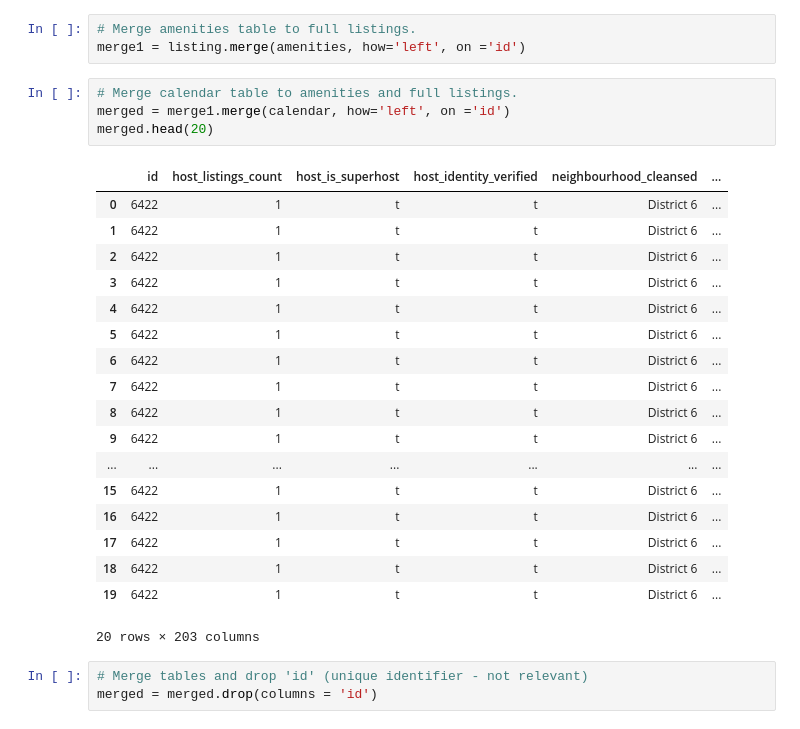
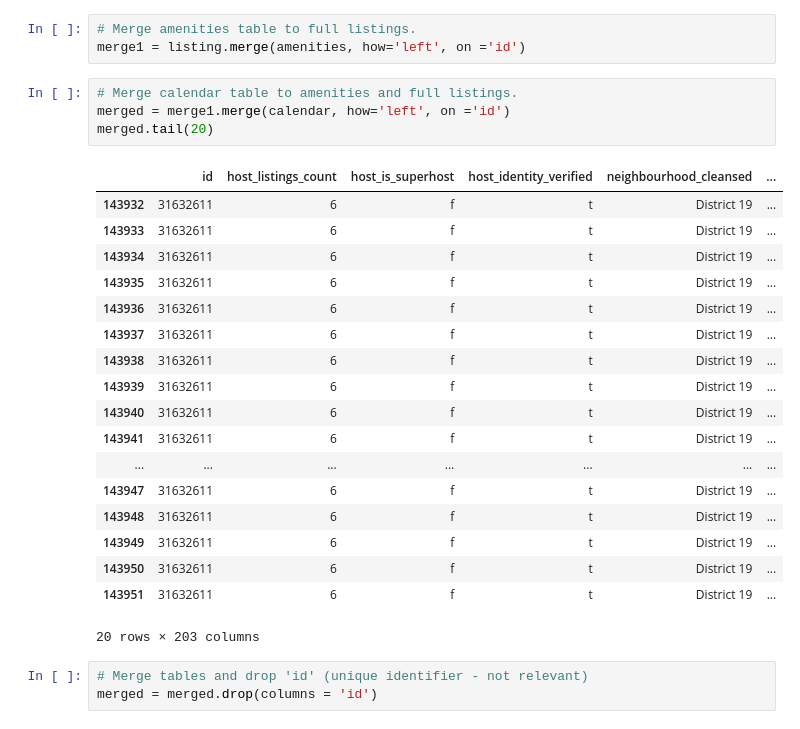
Before and after one commit to whitneylosinski/Eat.Sleep.Data, a Jupyter notebook: mlr_model.ipynb, the cells around one changed output. Cells and saved outputs as stored; diff of their text form.

```diff
--- a/mlr_model.ipynb
+++ b/mlr_model.ipynb
@@ -95,25 +95,25 @@ merge1 = listing.merge(amenities, how='left', on ='id')
 # %%
 # Merge calendar table to amenities and full listings.
 merged = merge1.merge(calendar, how='left', on ='id')
-merged.head(20)
+merged.tail(20)
 # %% [output]
 |  | id | host_listings_count | host_is_superhost | host_identity_verified | neighbourhood_cleansed | ... |
-| 0 | 6422 | 1 | t | t | District 6 | ... |
-| 1 | 6422 | 1 | t | t | District 6 | ... |
-| 2 | 6422 | 1 | t | t | District 6 | ... |
-| 3 | 6422 | 1 | t | t | District 6 | ... |
-| 4 | 6422 | 1 | t | t | District 6 | ... |
-| 5 | 6422 | 1 | t | t | District 6 | ... |
-| 6 | 6422 | 1 | t | t | District 6 | ... |
-| 7 | 6422 | 1 | t | t | District 6 | ... |
-| 8 | 6422 | 1 | t | t | District 6 | ... |
-| 9 | 6422 | 1 | t | t | District 6 | ... |
+| 143932 | 31632611 | 6 | f | t | District 19 | ... |
+| 143933 | 31632611 | 6 | f | t | District 19 | ... |
+| 143934 | 31632611 | 6 | f | t | District 19 | ... |
+| 143935 | 31632611 | 6 | f | t | District 19 | ... |
+| 143936 | 31632611 | 6 | f | t | District 19 | ... |
+| 143937 | 31632611 | 6 | f | t | District 19 | ... |
+| 143938 | 31632611 | 6 | f | t | District 19 | ... |
+| 143939 | 31632611 | 6 | f | t | District 19 | ... |
+| 143940 | 31632611 | 6 | f | t | District 19 | ... |
+| 143941 | 31632611 | 6 | f | t | District 19 | ... |
 | ... | ... | ... | ... | ... | ... | ... |
-| 15 | 6422 | 1 | t | t | District 6 | ... |
-| 16 | 6422 | 1 | t | t | District 6 | ... |
-| 17 | 6422 | 1 | t | t | District 6 | ... |
-| 18 | 6422 | 1 | t | t | District 6 | ... |
-| 19 | 6422 | 1 | t | t | District 6 | ... |
+| 143947 | 31632611 | 6 | f | t | District 19 | ... |
+| 143948 | 31632611 | 6 | f | t | District 19 | ... |
+| 143949 | 31632611 | 6 | f | t | District 19 | ... |
+| 143950 | 31632611 | 6 | f | t | District 19 | ... |
+| 143951 | 31632611 | 6 | f | t | District 19 | ... |
 20 rows × 203 columns
 # %%
 # Merge tables and drop 'id' (unique identifier - not relevant)
```
Also changed, not shown: parts of 8 cells of this notebook.
